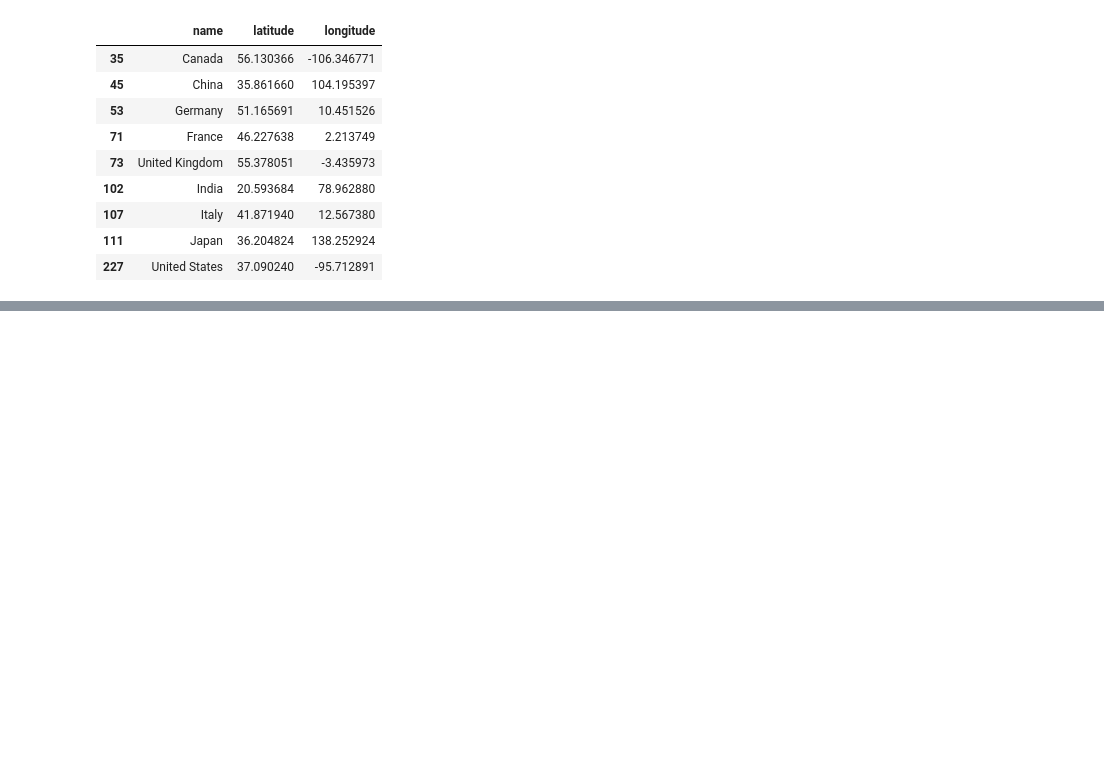
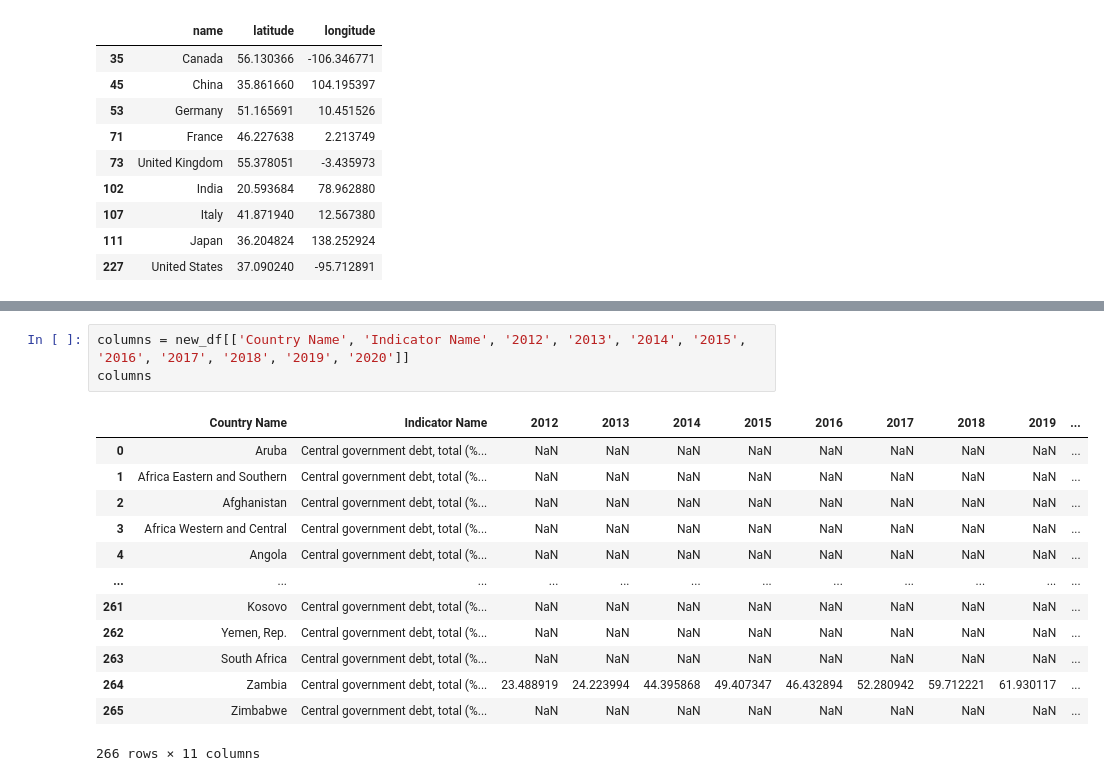
Before and after one commit to rasemanb/prioject3, a Jupyter notebook: Tables/Sql Data.ipynb, the cells around one changed output, grey strips where cells are left out. Drawn from its saved outputs; the diff is of its cells as text; blank space fills up the shorter version.

```diff
--- a/Tables/Sql Data.ipynb
+++ b/Tables/Sql Data.ipynb
@@ -171,0 +286,17 @@ rename2_df
+# %%
+columns = new_df[['Country Name', 'Indicator Name', '2012', '2013', '2014', '2015', '2016', '2017', '2018', '2019', '2020']]
+columns
+# %% [output]
+|  | Country Name | Indicator Name | 2012 | 2013 | 2014 | 2015 | 2016 | 2017 | 2018 | 2019 | ... |
+| 0 | Aruba | Central government debt, total (%... | NaN | NaN | NaN | NaN | NaN | NaN | NaN | NaN | ... |
+| 1 | Africa Eastern and Southern | Central government debt, total (%... | NaN | NaN | NaN | NaN | NaN | NaN | NaN | NaN | ... |
+| 2 | Afghanistan | Central government debt, total (%... | NaN | NaN | NaN | NaN | NaN | NaN | NaN | NaN | ... |
+| 3 | Africa Western and Central | Central government debt, total (%... | NaN | NaN | NaN | NaN | NaN | NaN | NaN | NaN | ... |
+| 4 | Angola | Central government debt, total (%... | NaN | NaN | NaN | NaN | NaN | NaN | NaN | NaN | ... |
+| ... | ... | ... | ... | ... | ... | ... | ... | ... | ... | ... | ... |
+| 261 | Kosovo | Central government debt, total (%... | NaN | NaN | NaN | NaN | NaN | NaN | NaN | NaN | ... |
+| 262 | Yemen, Rep. | Central government debt, total (%... | NaN | NaN | NaN | NaN | NaN | NaN | NaN | NaN | ... |
+| 263 | South Africa | Central government debt, total (%... | NaN | NaN | NaN | NaN | NaN | NaN | NaN | NaN | ... |
+| 264 | Zambia | Central government debt, total (%... | 23.488919 | 24.223994 | 44.395868 | 49.407347 | 46.432894 | 52.280942 | 59.712221 | 61.930117 | ... |
+| 265 | Zimbabwe | Central government debt, total (%... | NaN | NaN | NaN | NaN | NaN | NaN | NaN | NaN | ... |
+266 rows × 11 columns
```
Also changed, not shown: parts of 19 cells of this notebook, 2 other files.
